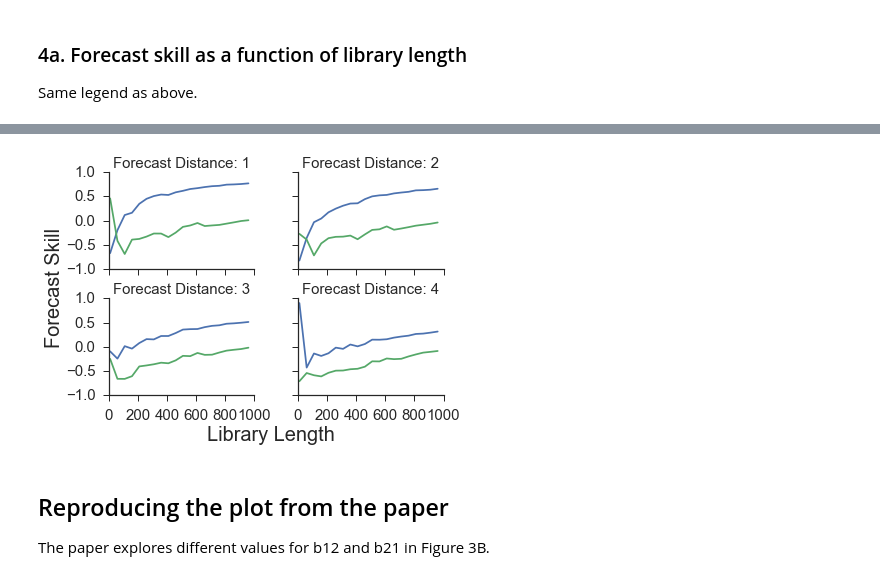
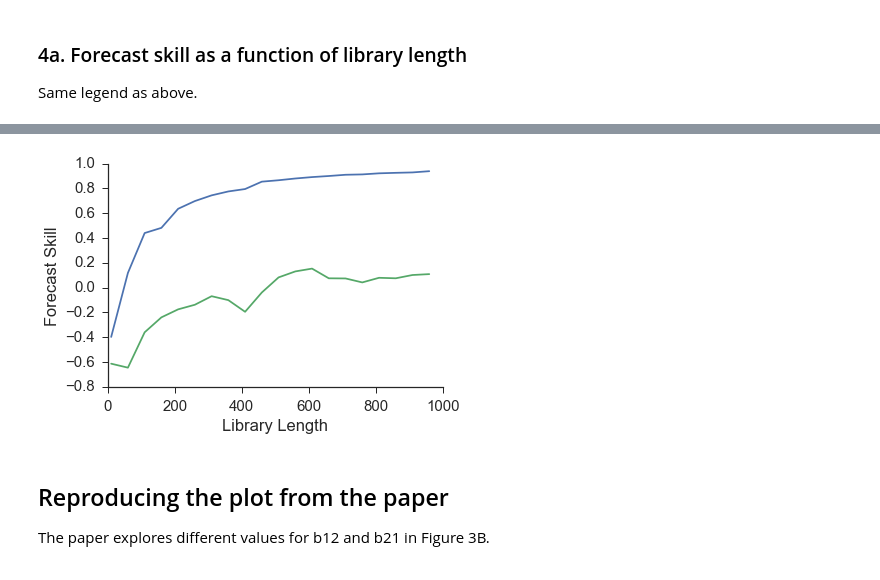
Before and after one commit to nickc1/skccm, a Jupyter notebook: scripts/skCCM_examples.ipynb, the cells around one changed output, grey strips where cells are left out. Saved outputs shown, nothing was run; the diff lists cells and outputs as text; code cells hidden in the pictures.

```diff
--- a/scripts/skCCM_examples.ipynb
+++ b/scripts/skCCM_examples.ipynb
@@ -122,19 +111,12 @@ sc1.shape
-# %%
-fig,axes = plt.subplots(nrows=2,ncols=2,sharex=True,sharey=True)
-ax = axes.ravel()
-
-for ii in range(4):
-
-    ax[ii].plot(lib_lens,sc1[:,ii],label='X1 xmap X2')
-    ax[ii].plot(lib_lens,sc2[:,ii], label = 'X2 xmap X1')
-    ax[ii].set_title('Forecast Distance: ' + str(ii+1),size=15)
-fig.text(0.5, -0.01, 'Library Length', ha='center', va='center',size=20)
-fig.text(0.0, 0.5, 'Forecast Skill', ha='center', va='center',
-    rotation='vertical',size=20)
-fig.subplots_adjust(wspace=.3,hspace=.3)
-sns.despine()
-# %% [output]
-[figure, removed]
+# %%
+fig,ax = plt.subplots()
+ax.plot(lib_lens,sc1,label='X1 xmap X2')
+ax.plot(lib_lens,sc2, label='X2 xmap X1')
+ax.set_xlabel('Library Length')
+ax.set_ylabel('Forecast Skill')
+sns.despine()
+# %% [output]
+[figure, added]
 # %%
 #fig.savefig('../figures/xmap_lib_len.png',bbox_inches='tight')
 # %% [markdown]
```
Also changed, not shown: parts of 54 cells of this notebook, 3 other files.
